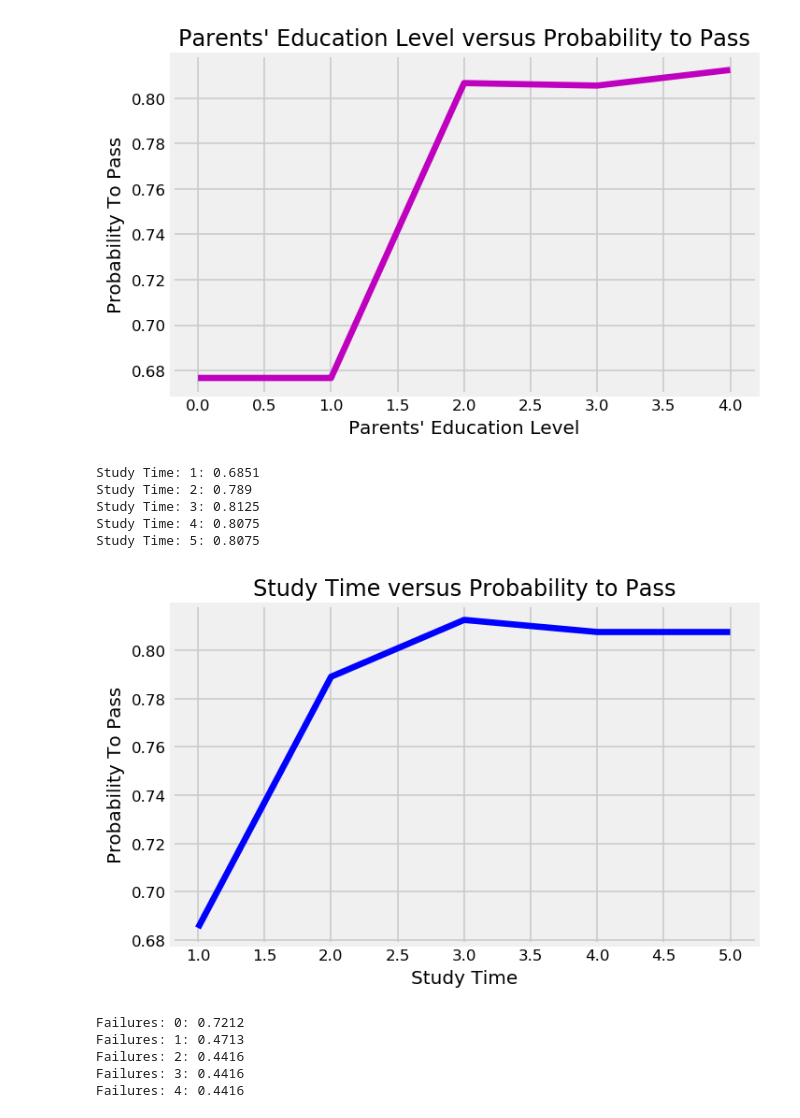
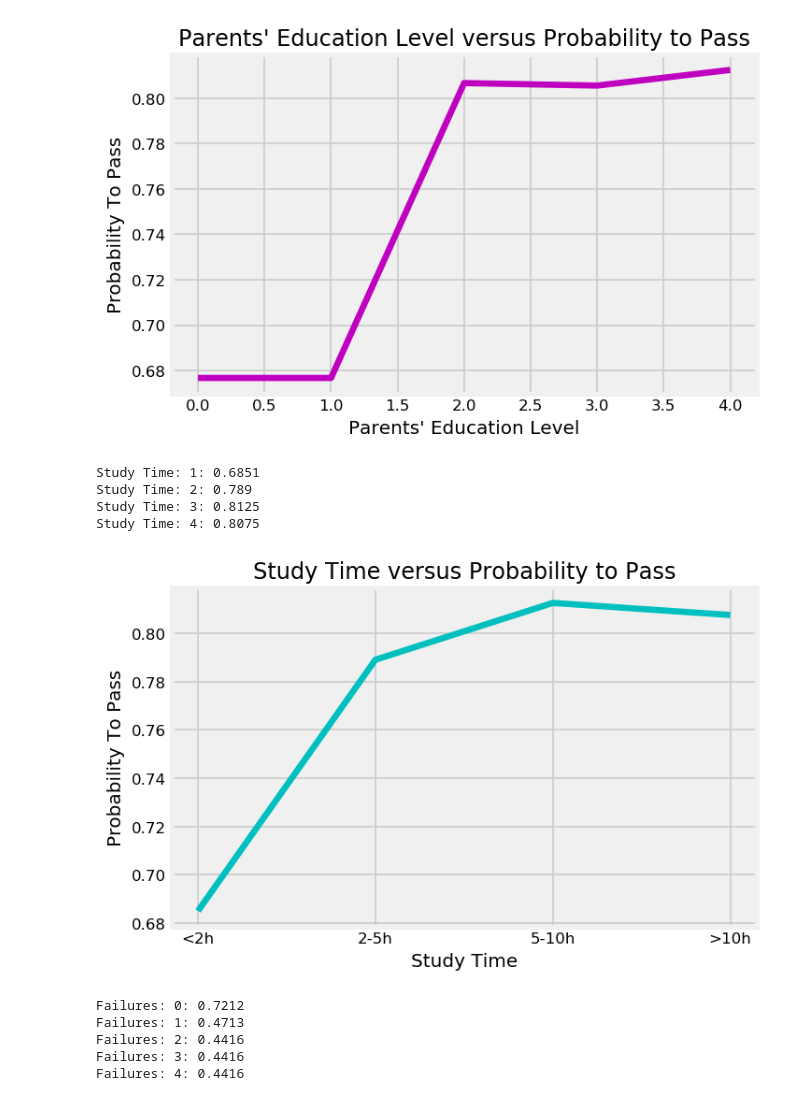
Before and after one commit to Auste1989/metis_projects, a Jupyter notebook: Student_Grade_Prediction/Student_Grade_Prediction_Modelling.ipynb, the cells around one changed output. Drawn from its saved outputs; the diff is of its cells as text; code cells hidden in the pictures.

```diff
--- a/Student_Grade_Prediction/Student_Grade_Prediction_Modelling.ipynb
+++ b/Student_Grade_Prediction/Student_Grade_Prediction_Modelling.ipynb
@@ -94,7 +94,7 @@ def print_confusion_matrix(confusion_matrix, class_names, figsize = (10,7), font
 # Postgres info to connect
 
 connection_args = {
-    'host': '18.222.192.127',
+    'host': '18.191.187.110',
     'user': 'ubuntu',    # username
     'dbname': 'student_grades',   # DB that we are connecting to
     'port': 5432         # port we opened on AWS
@@ -883,7 +683,7 @@ def make_prediction(features):
                            features['goout'], features['Walc'], features['health'], features['absences'],
                            int(features['discipline'] == 'maths')]).reshape(1,-1)
 
-    prob_pass = round(Random_Forest.predict_proba(feat_space)[0, 1], 4)
+    prob_pass = round(Student_Grade_Predictor.predict_proba(feat_space)[0, 1], 4)
 
     result = {
         'prediction': int(prob_pass > 0.5),
@@ -957,7 +757,7 @@ student20 = {'age': 16, 'address': 'U', 'Medu': 4, 'Fedu': 4, 'studytime': 3, 'f
 
 student_alc = [student1, student2, student3, student4, student5]
 student_edu = [student6, student7, student8, student9, student10]
-student_study = [student11, student12, student13, student14, student15]
+student_study = [student11, student12, student13, student14]
 student_fail = [student16, student17, student18, student19, student20]
 # %%
 go_out_effect = {}
@@ -1011,17 +812,17 @@ Study Time: 1: 0.6851
 Study Time: 2: 0.789
 Study Time: 3: 0.8125
 Study Time: 4: 0.8075
-Study Time: 5: 0.8075
 # %%
 plt.figure(dpi=120)
 plt.title("Study Time versus Probability to Pass")
 plt.xlabel("Study Time")
+plt.xticks(range(1, 5), ('<2h', '2-5h', '5-10h','>10h'))
 plt.ylabel('Probability To Pass')
-plt.plot(study_effect.keys(), study_effect.values(), color='b')
+plt.plot(study_effect.keys(), study_effect.values(), color='c');
 
 #plt.savefig('/Users/auste_m/ds/metis/metisgh/github/metis_projects/Student_Grade_Prediction/StudyTime.png', format='png', dpi=120, bbox_inches="tight");
 # %% [output]
-[figure, old version]
+[figure, new version]
 # %%
 failure_effect = {}
 for student in student_fail:
```
Also changed, not shown: parts of 41 cells of this notebook, 2 other files.
